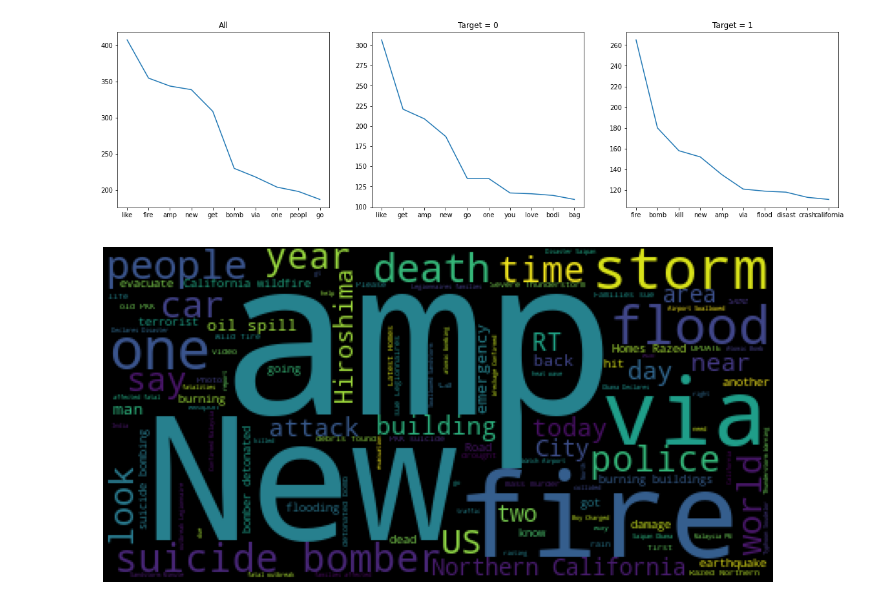
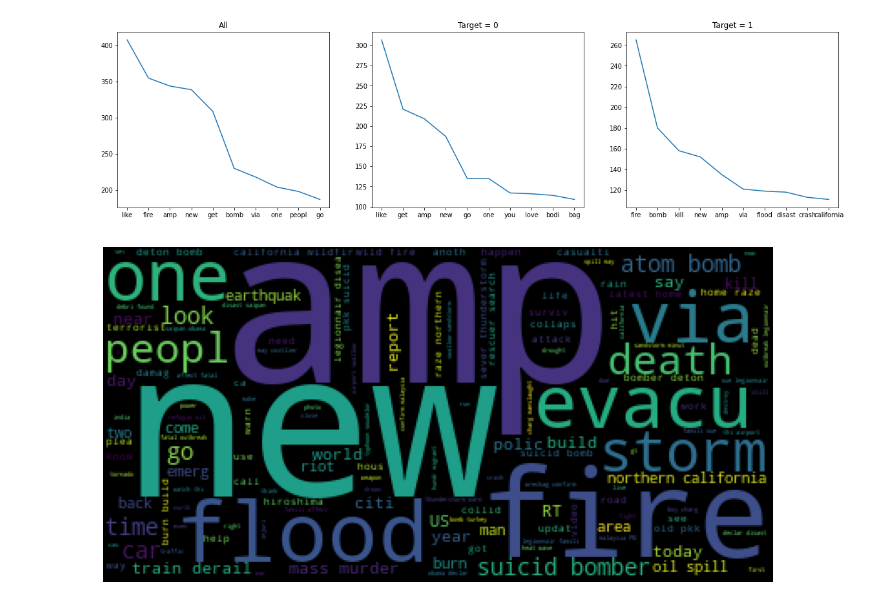
Before and after one commit to nviktorys/NLP0, a Jupyter notebook: 01_DataPreparation.ipynb, the cells around one changed output. Cells and saved outputs as stored; diff of their text form; code cells hidden in the pictures.

```diff
--- a/01_DataPreparation.ipynb
+++ b/01_DataPreparation.ipynb
@@ -245,13 +282,13 @@ plt.show()
 [figure]
 # %%
 # Cloud of words
-wordcloud = WordCloud().generate(" ".join(words_stp[words_stp.tgt==1].word))
+wordcloud = WordCloud().generate(" ".join(words_stp[words_stp.tgt==1].word_ste))
 plt.figure(figsize=(12,12))
 plt.imshow(wordcloud)
 plt.axis("off")
 plt.show()
 # %% [output]
-[figure, old version]
+[figure, new version]
 # %%
 # Check https:
 http = []
```
Also changed, not shown: parts of 7 cells of this notebook, 4 other files.
